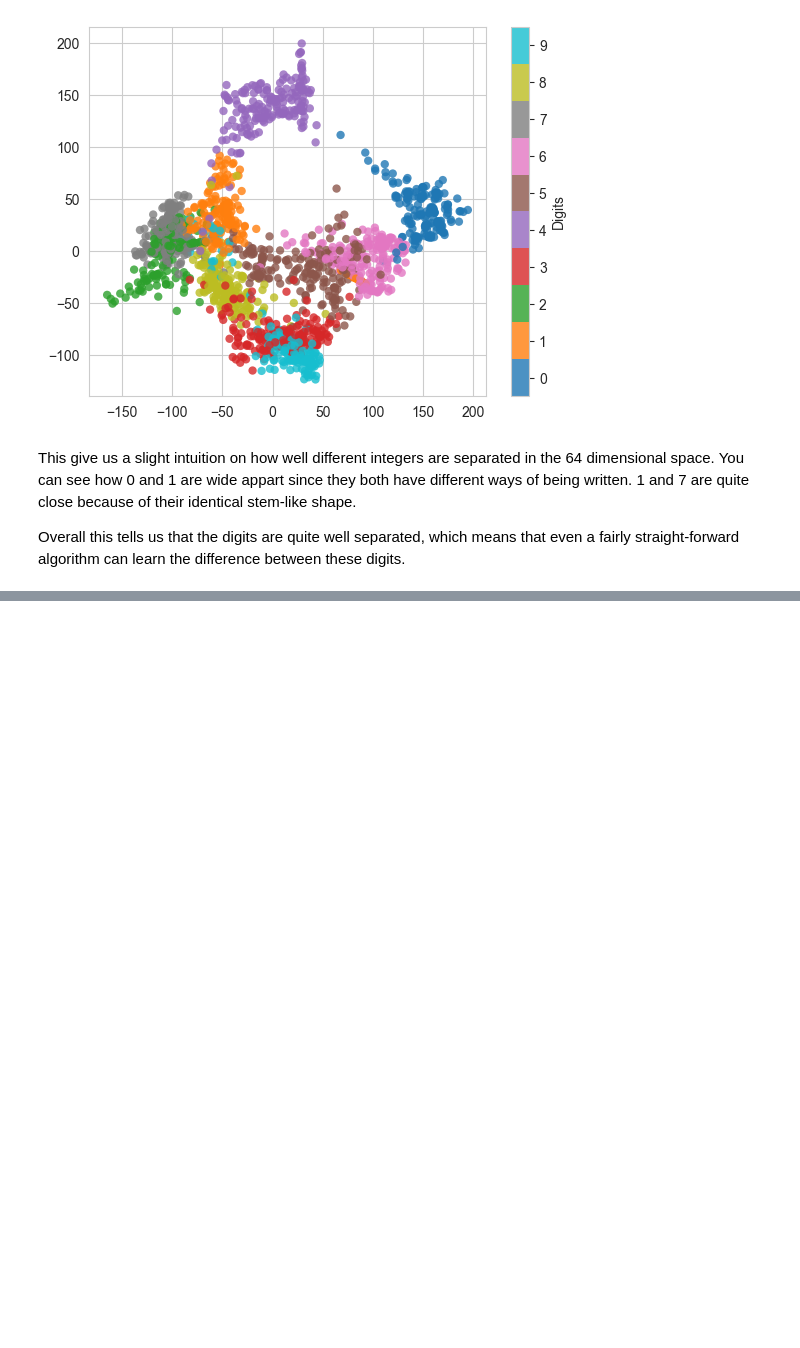
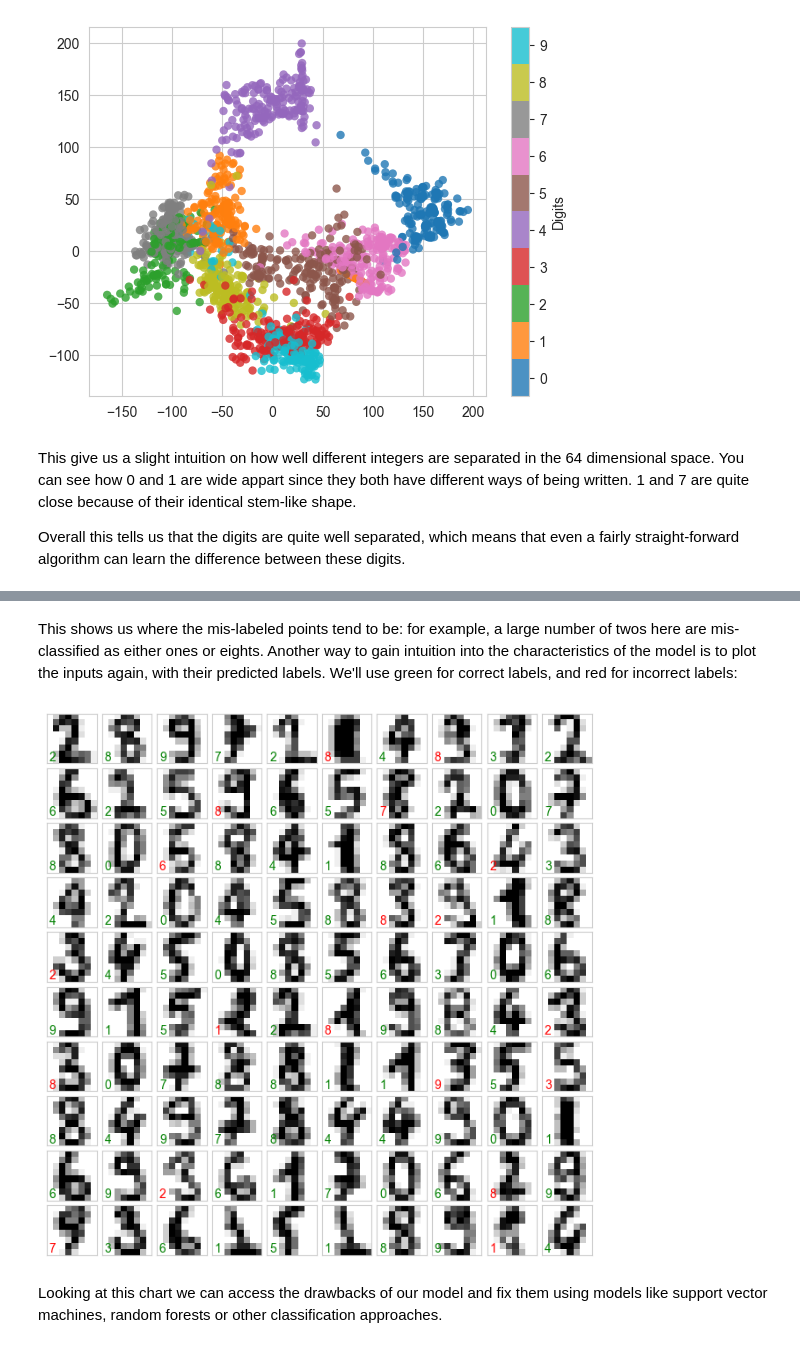
Before and after one commit to denis-james/Self-Learning, a Jupyter notebook: Machine Learning/1. Introduction to Scikit-Learn.ipynb, the cells around one changed output, grey strips where cells are left out. Cells and saved outputs as stored; diff of their text form; code cells hidden in the pictures; blank space fills up the shorter version.

```diff
--- a/Machine Learning/1. Introduction to Scikit-Learn.ipynb
+++ b/Machine Learning/1. Introduction to Scikit-Learn.ipynb
@@ -486,0 +526,18 @@ Overall this tells us that the digits are quite well separated, which means that
+# %% [markdown]
+This shows us where the mis-labeled points tend to be: for example, a large number of twos here are mis-classified as either ones or eights. Another way to gain intuition into the characteristics of the model is to plot the inputs again, with their predicted labels. We'll use green for correct labels, and red for incorrect labels:
+# %%
+fig, axes = plt.subplots(10, 10, figsize=(8, 8),
+                         subplot_kw={'xticks':[], 'yticks':[]},
+                         gridspec_kw=dict(hspace=0.1, wspace=0.1))
+
+test_images = X_test.reshape(-1, 8, 8)
+
+for i, ax in enumerate(axes.flat):
+    ax.imshow(test_images[i], cmap='binary', interpolation='nearest')
+    ax.text(0.05, 0.05, str(Y_Pred[i]),
+            transform=ax.transAxes,
+            color='green' if (Y_test[i] == Y_Pred[i]) else 'red')
+# %% [output]
+[figure, added]
+# %% [markdown]
+Looking at this chart we can access the drawbacks of our model and fix them using models like support vector machines, random forests or other classification approaches.
```
Also changed, not shown: parts of 6 cells of this notebook.
